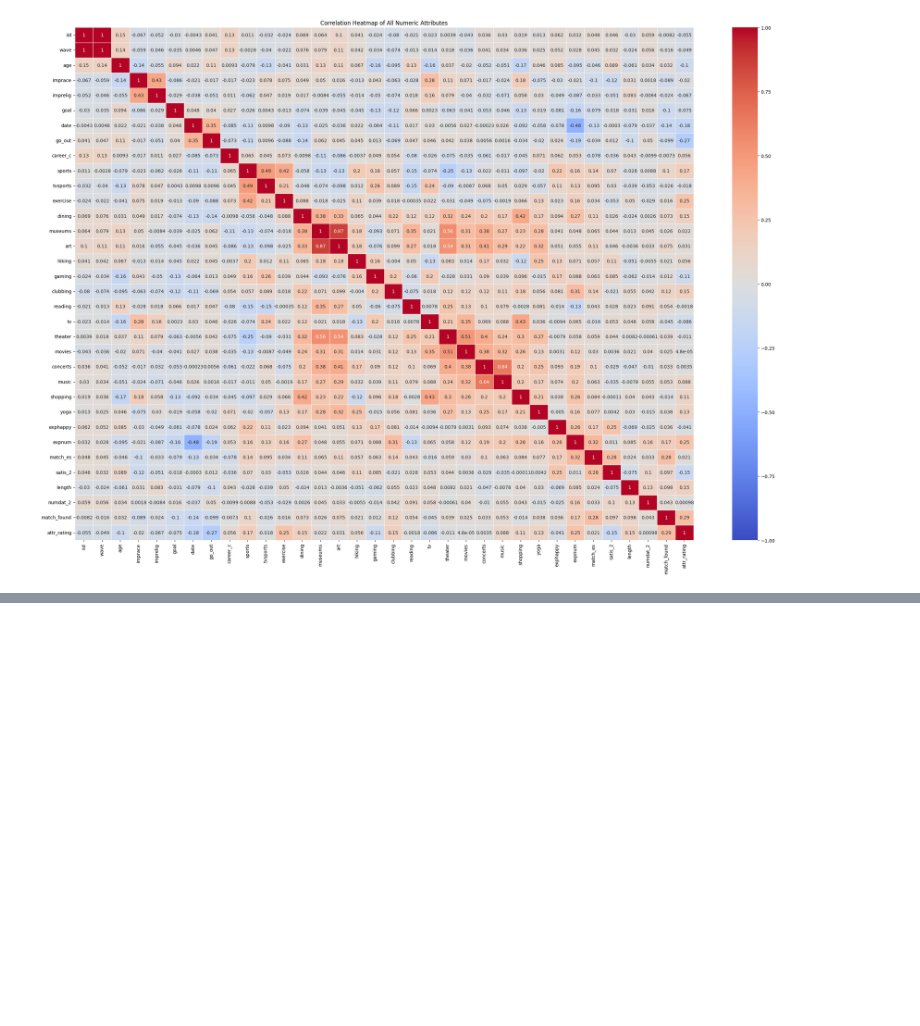
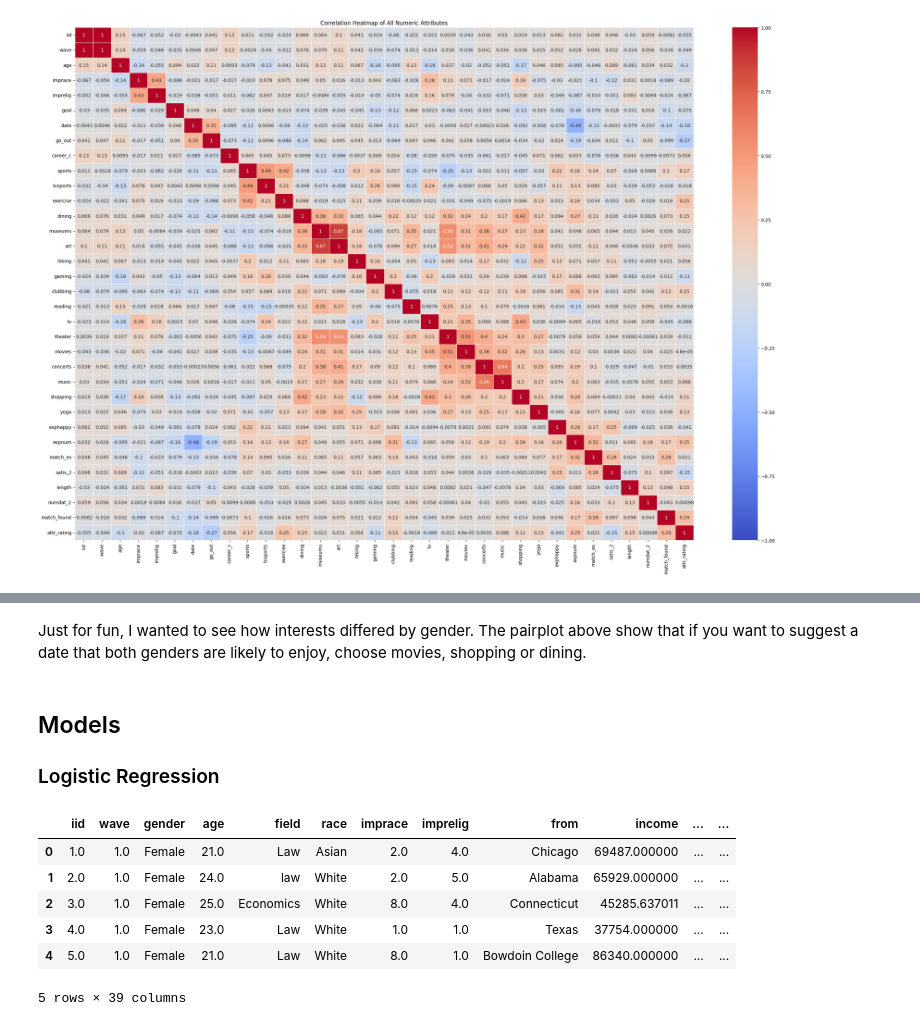
Before and after one commit to JudoboyAlex/predict_a_potential_match_in_dating, a Jupyter notebook: final_project.ipynb, the cells around one changed output, grey strips where cells are left out. Drawn from its saved outputs; the diff is of its cells as text; code cells hidden in the pictures; blank space fills up the shorter version.

```diff
--- a/final_project.ipynb
+++ b/final_project.ipynb
@@ -286,0 +299,48 @@ As expected `art` and `museum` show very strong correlation of 0.87 so that mean
+# %% [markdown]
+Just for fun, I wanted to see how interests differed by gender. The pairplot above show that if you want to suggest a date that both genders are likely to enjoy, choose movies, shopping or dining.
+# %% [markdown]
+## Models
+### Logistic Regression
+# %%
+from sklearn.linear_model import LogisticRegression
+from sklearn.metrics import accuracy_score, confusion_matrix, classification_report
+from sklearn.impute import SimpleImputer
+
+# Create an imputer object that fills missing values with the mean of the column
+numeric_imputer = SimpleImputer(strategy='mean')
+X = speed_dating_events_analysis_data.copy()
+# X.info()
+# X[numeric_columns] = numeric_imputer.fit_transform(X[numeric_columns])
+# print(X.dtypes)
+
+# Ensure 'income' is numeric
+# X['income'] = pd.to_numeric(X['income'], errors='coerce')
+
+# Identify numeric columns
+numeric_values = X.select_dtypes(include=['float64', 'int64']).columns
+
+# # Create an imputer for numeric columns
+# numeric_imputer = SimpleImputer(strategy='mean')
+
+# Impute missing values in numeric columns
+X[numeric_values] = numeric_imputer.fit_transform(X[numeric_values])
+
+# Split the data into training/test
+# Features and target
+y = X['match_found']
+# Drop the target from the feature set to avoid leakage
+X = X.drop(columns=['match_found'])
+X.head()
+# X_train, X_test, y_train, y_test = train_test_split(X, y, test_size=0.2, random_state=42)
+# model = LogisticRegression()
+# model.fit(X_train, y_train)
+# predictions = model.predict(X_test)
+# print(predictions)
+# %% [output]
+|  | iid | wave | gender | age | field | race | imprace | imprelig | from | income | ... | ... |
+| 0 | 1.0 | 1.0 | Female | 21.0 | Law | Asian | 2.0 | 4.0 | Chicago | 69487.000000 | ... | ... |
+| 1 | 2.0 | 1.0 | Female | 24.0 | law | White | 2.0 | 5.0 | Alabama | 65929.000000 | ... | ... |
+| 2 | 3.0 | 1.0 | Female | 25.0 | Economics | White | 8.0 | 4.0 | Connecticut | 45285.637011 | ... | ... |
+| 3 | 4.0 | 1.0 | Female | 23.0 | Law | White | 1.0 | 1.0 | Texas | 37754.000000 | ... | ... |
+| 4 | 5.0 | 1.0 | Female | 21.0 | Law | White | 8.0 | 1.0 | Bowdoin College | 86340.000000 | ... | ... |
+5 rows × 39 columns
```
Also changed, not shown: parts of 3 cells of this notebook.
